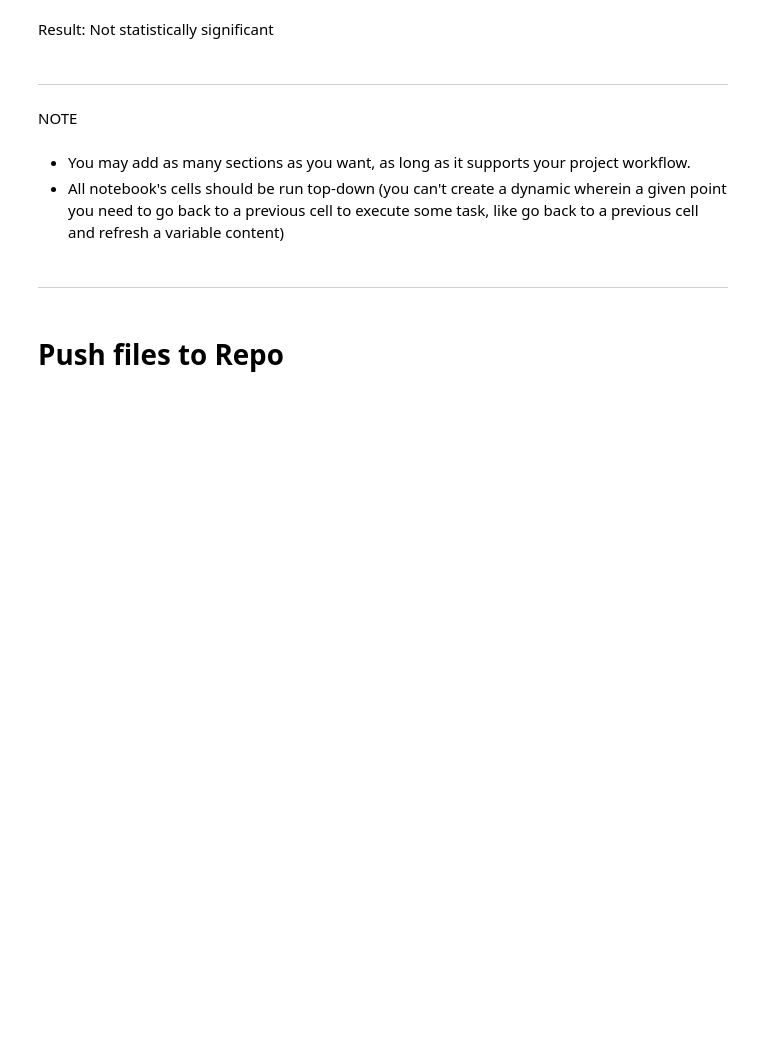
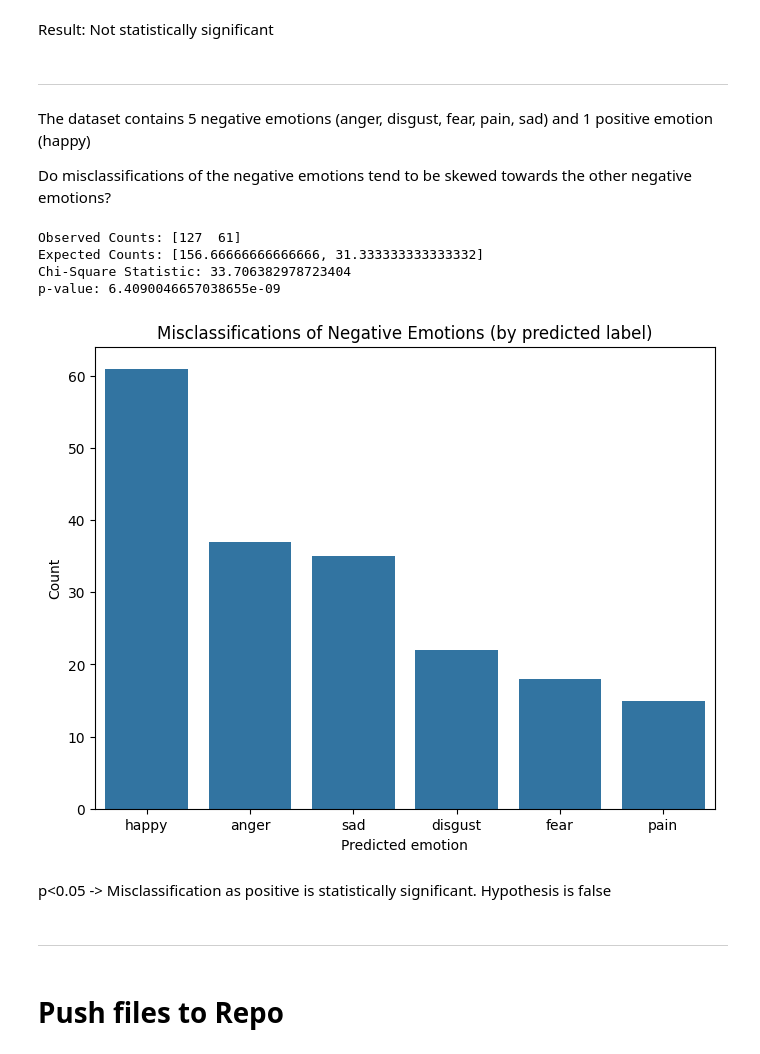
Before and after one commit to sixslotted/FaceEmotionImageClassification, a Jupyter notebook: jupyter_notebooks/Visualisations.ipynb, the cells around one changed output. Cells and saved outputs as stored; diff of their text form; code cells hidden in the pictures; blank space fills up the shorter version.

```diff
--- a/jupyter_notebooks/Visualisations.ipynb
+++ b/jupyter_notebooks/Visualisations.ipynb
@@ -126,11 +128,55 @@ p-value: 0.691742689524333
 Result: Not statistically significant
 # %% [markdown]
 ---
-# %% [markdown]
-NOTE
-# %% [markdown]
-* You may add as many sections as you want, as long as it supports your project workflow.
-* All notebook's cells should be run top-down (you can't create a dynamic wherein a given point you need to go back to a previous cell to execute some task, like go back to a previous cell and refresh a variable content)
+# %% [markdown]
+The dataset contains 5 negative emotions (anger, disgust, fear, pain, sad) and 1 positive emotion (happy)
+
+Do misclassifications of the negative emotions tend to be skewed towards the other negative emotions?
+# %%
+# define class names in encoder order (edit if your order differs)
+label_names = ['anger', 'disgust', 'fear', 'happy', 'pain', 'sad']
+
+# safe copy of misclassified rows
+df_misclassified = df.loc[~df['Correct']].copy()
+
+# map encoded ints -> names
+label_map = {i: name for i, name in enumerate(label_names)}
+df_misclassified.loc[:, 'TrueName'] = df_misclassified['True'].map(label_map)
+df_misclassified.loc[:, 'ResizedPredName'] = df_misclassified['ResizedPred'].map(label_map)
+
+# create POS/NEG groups safely
+positive_emotion = 3  # index of 'happy' in label_names
+df_misclassified.loc[:, 'TrueGroup'] = np.where(df_misclassified['True'] == positive_emotion, 'POS', 'NEG')
+df_misclassified.loc[:, 'PredGroup'] = np.where(df_misclassified['ResizedPred'] == positive_emotion, 'POS', 'NEG')
+
+# Chi-Square Goodness of Fit (as before)
+total_misclassified = len(df_misclassified)
+observed_counts = df_misclassified['PredGroup'].value_counts().reindex(['NEG', 'POS'], fill_value=0).values
+expected_counts = [total_misclassified * 5/6, total_misclassified * 1/6]
+
+print("Observed Counts:", observed_counts)
+print("Expected Counts:", expected_counts)
+
+chi2, p = chisquare(observed_counts, f_exp=expected_counts)
+print("Chi-Square Statistic:", chi2)
+print("p-value:", p)
+
+# plot misclassification counts using label names
+plt.figure(figsize=(8,6))
+order = df_misclassified['ResizedPredName'].value_counts().index
+sns.countplot(data=df_misclassified, x='ResizedPredName', order=order)
+plt.title("Misclassifications of Negative Emotions (by predicted label)")
+plt.xlabel("Predicted emotion")
+plt.ylabel("Count")
+plt.show()
+# %% [output]
+Observed Counts: [127  61]
+Expected Counts: [156.66666666666666, 31.333333333333332]
+Chi-Square Statistic: 33.706382978723404
+p-value: 6.4090046657038655e-09
+[figure, added]
+# %% [markdown]
+p<0.05 -> Misclassification as positive is statistically significant. Hypothesis is false
 # %% [markdown]
 ---
 # %% [markdown]
```
Also changed, not shown: parts of 1 cell of this notebook, 10 other files.
